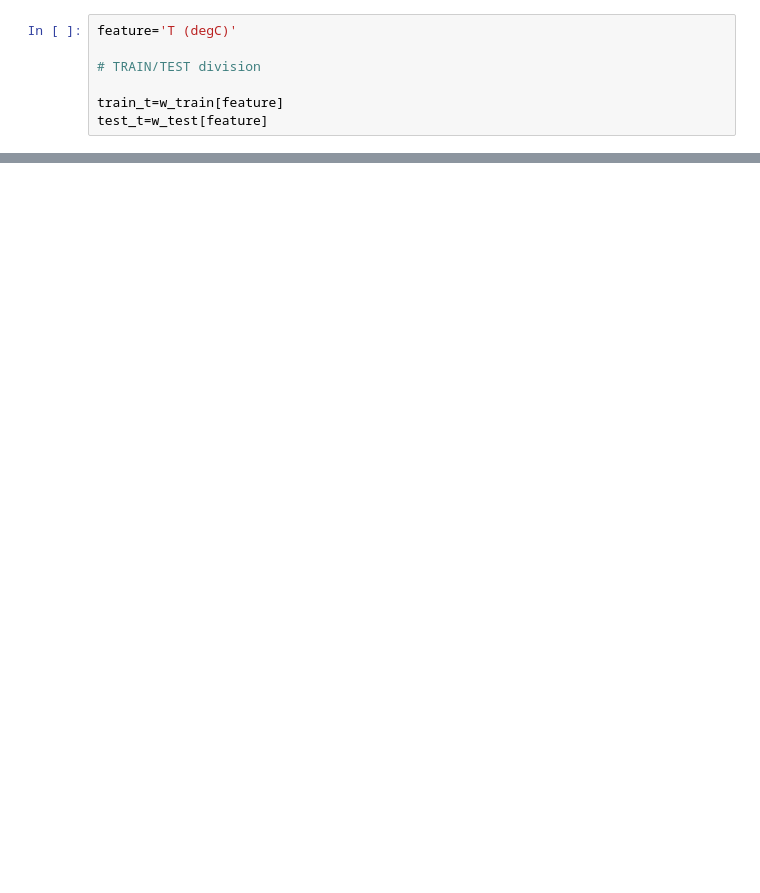
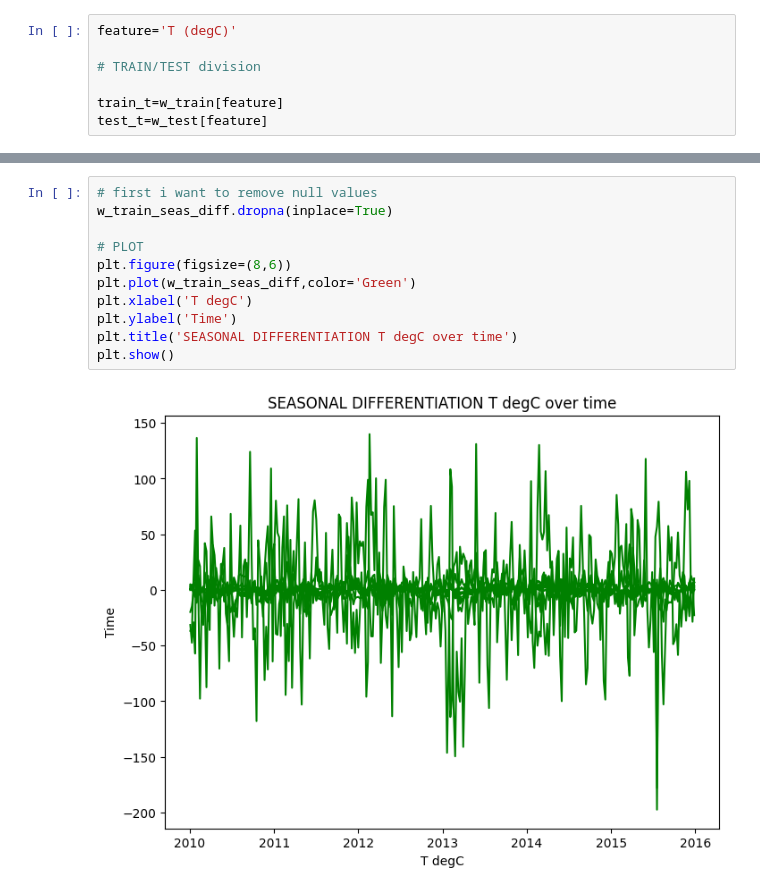
Before and after one commit to alelovo/StatisticalModels_project, a Jupyter notebook: MODELS.ipynb, the cells around one changed output, grey strips where cells are left out. Cells and saved outputs as stored; diff of their text form; blank space fills up the shorter version.

```diff
--- a/MODELS.ipynb
+++ b/MODELS.ipynb
@@ -45,0 +116,13 @@ test_t=w_test[feature]
+# %%
+# first i want to remove null values
+w_train_seas_diff.dropna(inplace=True)
+
+# PLOT
+plt.figure(figsize=(8,6))
+plt.plot(w_train_seas_diff,color='Green')
+plt.xlabel('T degC')
+plt.ylabel('Time')
+plt.title('SEASONAL DIFFERENTIATION T degC over time')
+plt.show()
+# %% [output]
+[figure, added]
```
Also changed, not shown: parts of 15 cells of this notebook, 2 other files.
